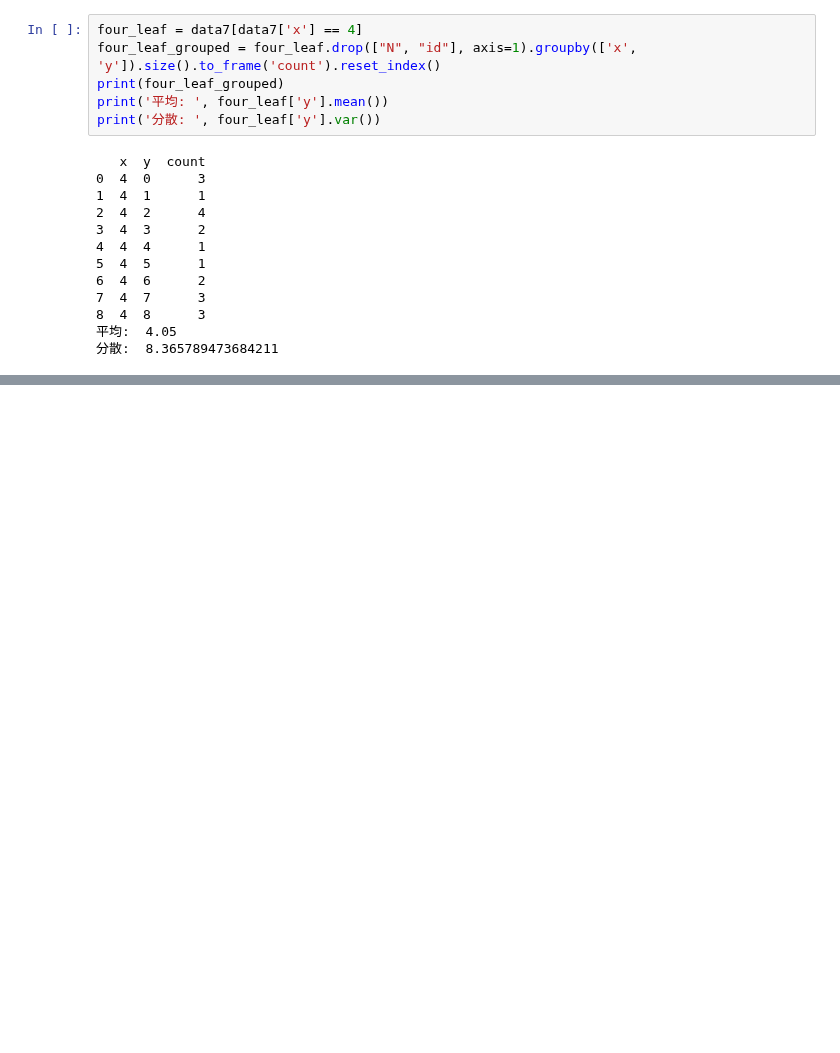
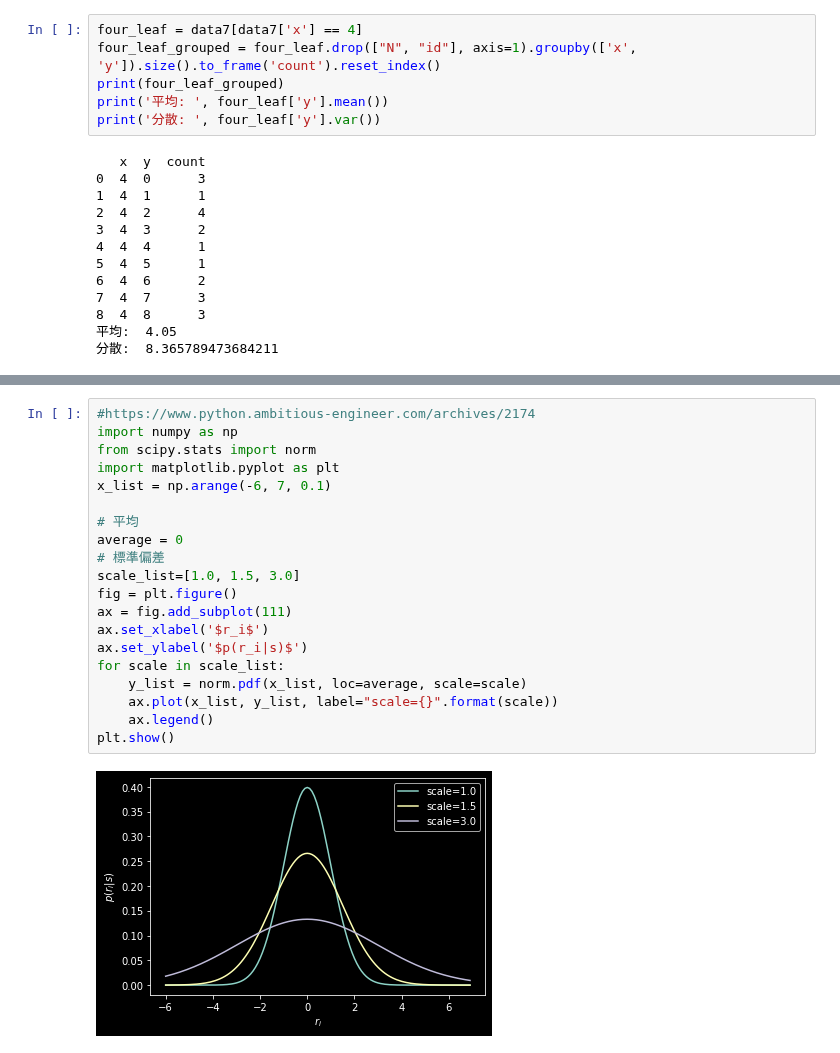
Before and after one commit to kazuogawa/green-book, a Jupyter notebook: chapter7/chapter7.ipynb, the cells around one changed output, grey strips where cells are left out. Cells and saved outputs as stored; diff of their text form; blank space fills up the shorter version.

```diff
--- a/chapter7/chapter7.ipynb
+++ b/chapter7/chapter7.ipynb
@@ -181,0 +197,22 @@ $logit(q_i)=\beta_1 + \beta_2 x_i + r_i$
+# %%
+#https://www.python.ambitious-engineer.com/archives/2174
+import numpy as np
+from scipy.stats import norm
+import matplotlib.pyplot as plt
+x_list = np.arange(-6, 7, 0.1)
+
+# 平均
+average = 0
+# 標準偏差
+scale_list=[1.0, 1.5, 3.0]
+fig = plt.figure()
+ax = fig.add_subplot(111)
+ax.set_xlabel('$r_i$')
+ax.set_ylabel('$p(r_i|s)$')
+for scale in scale_list:
+    y_list = norm.pdf(x_list, loc=average, scale=scale)
+    ax.plot(x_list, y_list, label="scale={}".format(scale))
+    ax.legend()
+plt.show()
+# %% [output]
+[figure, added]
```
Also changed, not shown: parts of 2 cells of this notebook.
